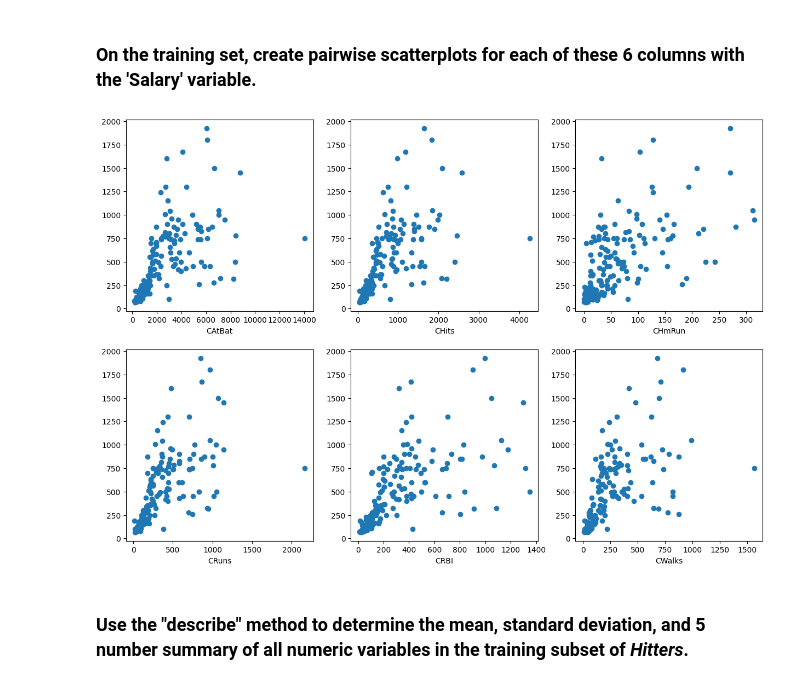
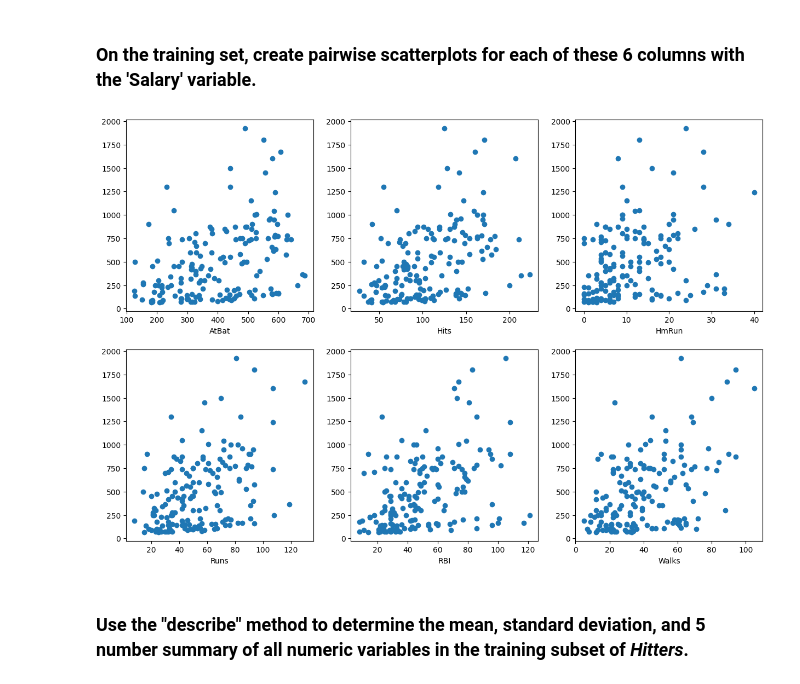
Before and after one commit to cartereleanor3/code_2600, a Jupyter notebook: mod03_eda.ipynb, the cells around one changed output. Cells and saved outputs as stored; diff of their text form; code cells hidden in the pictures.

```diff
--- a/mod03_eda.ipynb
+++ b/mod03_eda.ipynb
@@ -63,29 +92,29 @@ Columns starting with 'C' represent data during a players whole career, and the
 ### On the training set, create pairwise scatterplots for each of these 6 columns with the 'Salary' variable.
 # %%
 # First create a subset of the columns that we want to plot
-subset = Train[['CAtBat', 'CHits', 'CHmRun', 'CRuns', 'CRBI', 'CWalks']]
+subset = Train[['AtBat', 'Hits', 'HmRun', 'Runs', 'RBI', 'Walks']]
 
 # Initialize the plots before drawing them
 fig, axes = subplots(nrows=2,
                      ncols=3,
                      figsize=(15,10))
 
 # Copy the helper function
 def range_to_grid(i,Ncol):
     x=[]
     y=[]
     for n in range(Ncol**2):
         x.append(int(np.floor(n/Ncol)))
         y.append(n % Ncol)
         #print(n,x[n],y[n])
     return x[i],y[i]
 
 # Plot the variables
 for j in range(len(subset.columns)):
     axes[range_to_grid(j,3)[0],range_to_grid(j,3)[1]].plot(subset.iloc[:,j], Train['Salary'], 'o')
     axes[range_to_grid(j,3)[0],range_to_grid(j,3)[1]].set_xlabel(subset.columns[j])
 # %% [output]
-[figure, old version]
+[figure, new version]
 # %% [markdown]
 ### Use the "describe" method to determine the mean, standard deviation, and 5 number summary of all numeric variables in the training subset of _Hitters_.
 # %%
```
Also changed, not shown: parts of 10 cells of this notebook.
